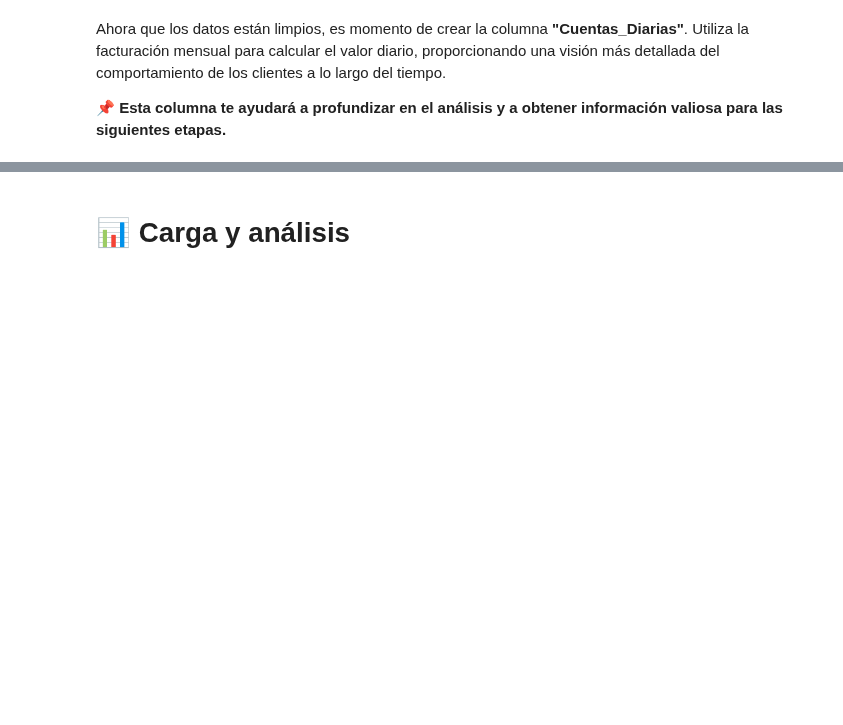
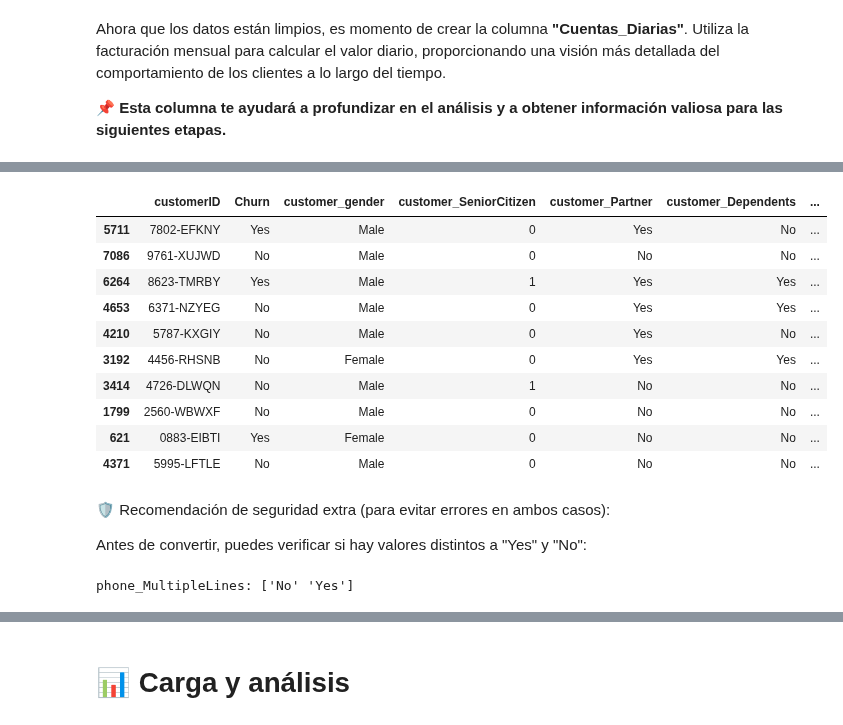
Before and after one commit to Liuz8/ETL-Oracle-Curso, a Jupyter notebook: TelecomX_LATAM.ipynb, the cells around one changed output, grey strips where cells are left out. Drawn from its saved outputs; the diff is of its cells as text; code cells hidden in the pictures; blank space fills up the shorter version.

```diff
--- a/TelecomX_LATAM.ipynb
+++ b/TelecomX_LATAM.ipynb
@@ -329,0 +335,23 @@ df.sample(10)
+# %%
+df.sample(10)
+# %% [output]
+|  | customerID | Churn | customer_gender | customer_SeniorCitizen | customer_Partner | customer_Dependents | ... |
+| 5711 | 7802-EFKNY | Yes | Male | 0 | Yes | No | ... |
+| 7086 | 9761-XUJWD | No | Male | 0 | No | No | ... |
+| 6264 | 8623-TMRBY | Yes | Male | 1 | Yes | Yes | ... |
+| 4653 | 6371-NZYEG | No | Male | 0 | Yes | Yes | ... |
+| 4210 | 5787-KXGIY | No | Male | 0 | Yes | No | ... |
+| 3192 | 4456-RHSNB | No | Female | 0 | Yes | Yes | ... |
+| 3414 | 4726-DLWQN | No | Male | 1 | No | No | ... |
+| 1799 | 2560-WBWXF | No | Male | 0 | No | No | ... |
+| 621 | 0883-EIBTI | Yes | Female | 0 | No | No | ... |
+| 4371 | 5995-LFTLE | No | Male | 0 | No | No | ... |
+# %% [markdown]
+🛡️ Recomendación de seguridad extra (para evitar errores en ambos casos):
+
+Antes de convertir, puedes verificar si hay valores distintos a "Yes" y "No":
+# %%
+for col in cols_internet:
+    print(f"{col}: {df[col].unique()}")
+# %% [output]
+phone_MultipleLines: ['No' 'Yes']
```
Also changed, not shown: parts of 12 cells of this notebook.
